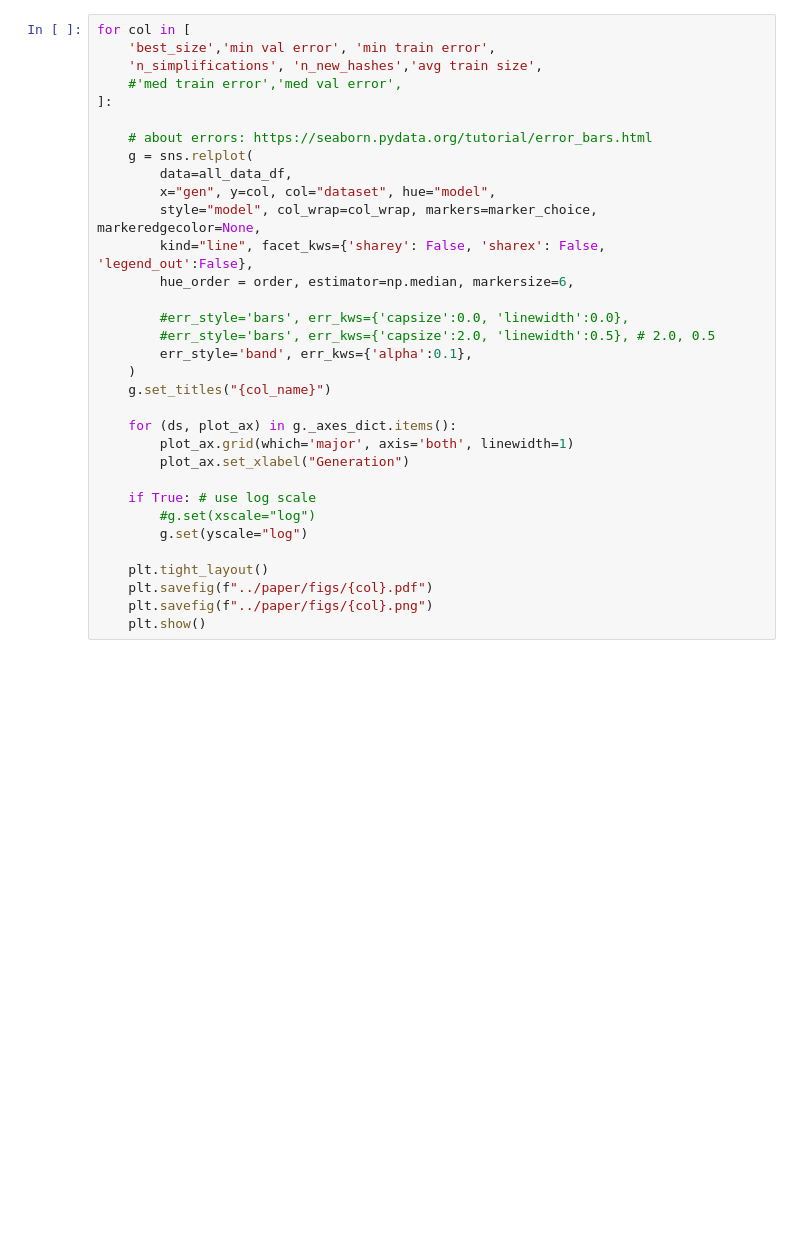
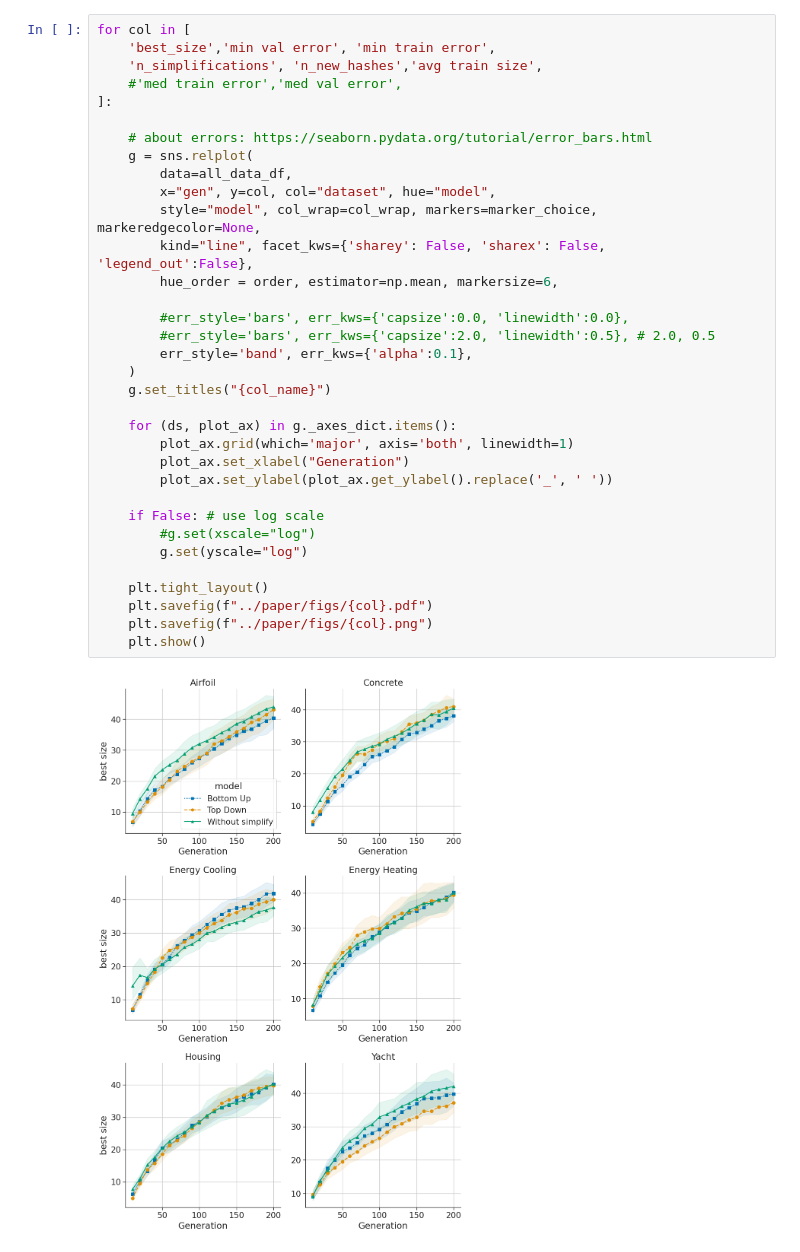
Before and after one commit to gAldeia/hashing-symbolic-expressions, a Jupyter notebook: analysis/evoltion_curves.ipynb, the cells around one changed output. Cells and saved outputs as stored; diff of their text form; blank space fills up the shorter version.

```diff
--- a/analysis/evoltion_curves.ipynb
+++ b/analysis/evoltion_curves.ipynb
@@ -62,32 +79,35 @@ all_data_df.sample(5)
 for col in [
     'best_size','min val error', 'min train error',
     'n_simplifications', 'n_new_hashes','avg train size',
     #'med train error','med val error',
 ]:
 
     # about errors: https://seaborn.pydata.org/tutorial/error_bars.html
     g = sns.relplot(
         data=all_data_df,
         x="gen", y=col, col="dataset", hue="model",
         style="model", col_wrap=col_wrap, markers=marker_choice, markeredgecolor=None,
         kind="line", facet_kws={'sharey': False, 'sharex': False, 'legend_out':False},
-        hue_order = order, estimator=np.median, markersize=6,
+        hue_order = order, estimator=np.mean, markersize=6,
 
         #err_style='bars', err_kws={'capsize':0.0, 'linewidth':0.0},
         #err_style='bars', err_kws={'capsize':2.0, 'linewidth':0.5}, # 2.0, 0.5
         err_style='band', err_kws={'alpha':0.1},
     )
     g.set_titles("{col_name}")
 
     for (ds, plot_ax) in g._axes_dict.items():
         plot_ax.grid(which='major', axis='both', linewidth=1)
         plot_ax.set_xlabel("Generation")
+        plot_ax.set_ylabel(plot_ax.get_ylabel().replace('_', ' '))
 
-    if True: # use log scale
+    if False: # use log scale
         #g.set(xscale="log")
         g.set(yscale="log")
 
     plt.tight_layout()
     plt.savefig(f"../paper/figs/{col}.pdf")
     plt.savefig(f"../paper/figs/{col}.png")
     plt.show()
+# %% [output]
+[figure, added]
```
Also changed, not shown: parts of 3 cells of this notebook, 5 other files.
